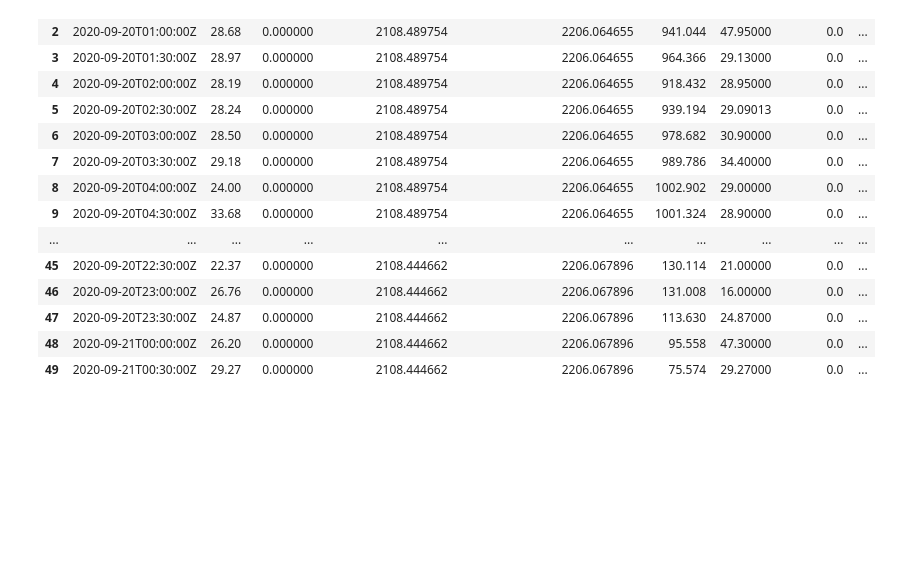
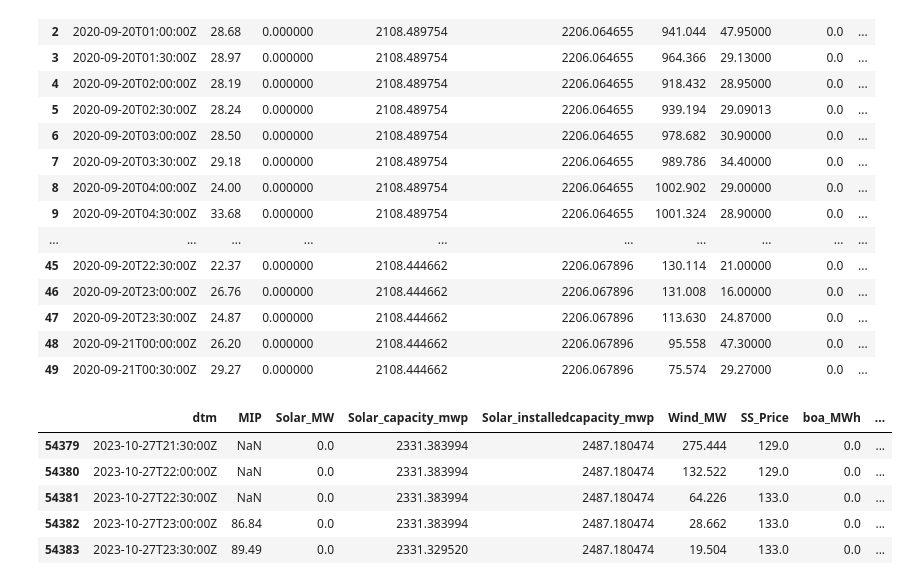
Before and after one commit to Shuyi829/hybrid-renewable-energy-forecasting, a Jupyter notebook: test_shuo.ipynb, the cells around one changed output. Drawn from its saved outputs; the diff is of its cells as text; code cells hidden in the pictures; blank space fills up the shorter version.

```diff
--- a/test_shuo.ipynb
+++ b/test_shuo.ipynb
@@ -180,3 +180,12 @@ energy_data.head(50)
 | 47 | 2020-09-20T23:30:00Z | 24.87 | 0.000000 | 2108.444662 | 2206.067896 | 113.630 | 24.87000 | 0.0 | ... |
 | 48 | 2020-09-21T00:00:00Z | 26.20 | 0.000000 | 2108.444662 | 2206.067896 | 95.558 | 47.30000 | 0.0 | ... |
 | 49 | 2020-09-21T00:30:00Z | 29.27 | 0.000000 | 2108.444662 | 2206.067896 | 75.574 | 29.27000 | 0.0 | ... |
+# %%
+energy_data.tail()
+# %% [output]
+|  | dtm | MIP | Solar_MW | Solar_capacity_mwp | Solar_installedcapacity_mwp | Wind_MW | SS_Price | boa_MWh | ... |
+| 54379 | 2023-10-27T21:30:00Z | NaN | 0.0 | 2331.383994 | 2487.180474 | 275.444 | 129.0 | 0.0 | ... |
+| 54380 | 2023-10-27T22:00:00Z | NaN | 0.0 | 2331.383994 | 2487.180474 | 132.522 | 129.0 | 0.0 | ... |
+| 54381 | 2023-10-27T22:30:00Z | NaN | 0.0 | 2331.383994 | 2487.180474 | 64.226 | 133.0 | 0.0 | ... |
+| 54382 | 2023-10-27T23:00:00Z | 86.84 | 0.0 | 2331.383994 | 2487.180474 | 28.662 | 133.0 | 0.0 | ... |
+| 54383 | 2023-10-27T23:30:00Z | 89.49 | 0.0 | 2331.329520 | 2487.180474 | 19.504 | 133.0 | 0.0 | ... |
```
